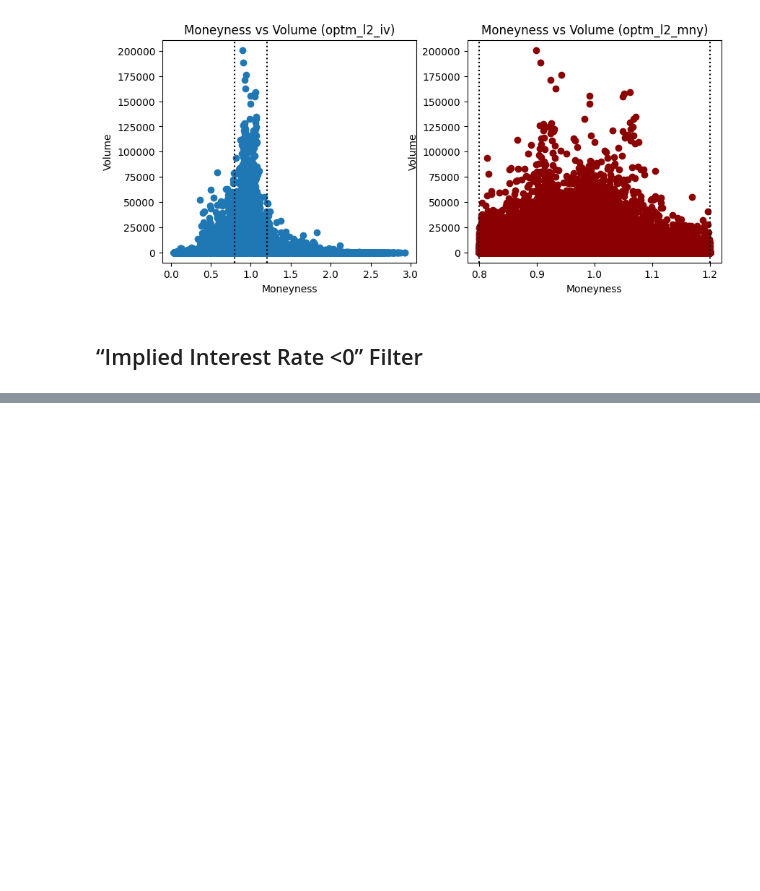
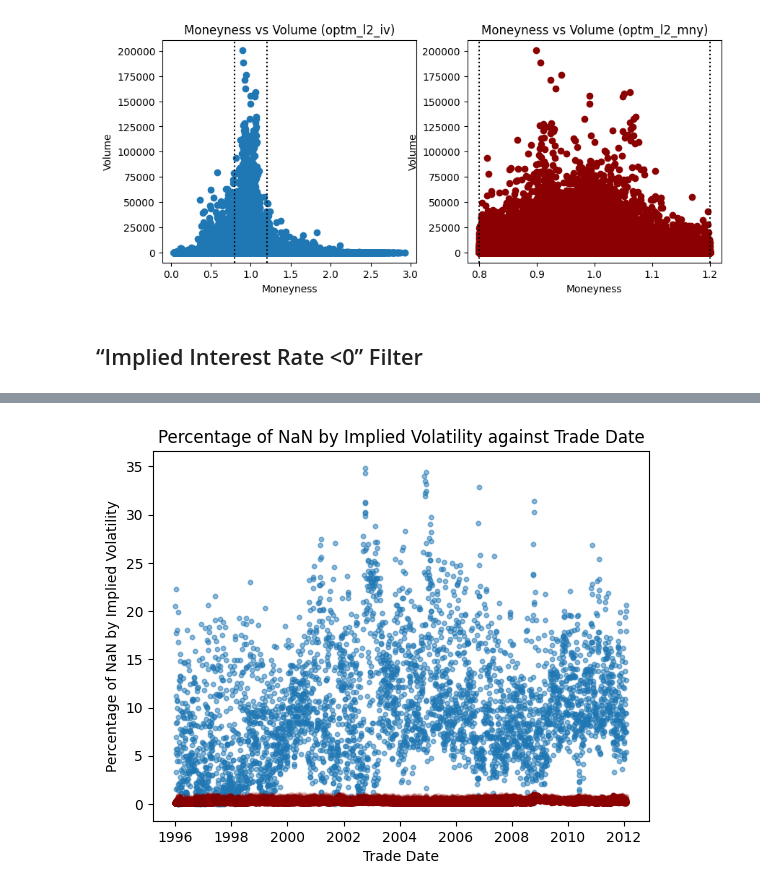
Before and after one commit to harrypandas/finm-32900_final_project, a Jupyter notebook: notebooks/03_Level02_Filters.ipynb, the cells around one changed output, grey strips where cells are left out. Drawn from its saved outputs; the diff is of its cells as text; code cells hidden in the pictures; blank space fills up the shorter version.

```diff
--- a/notebooks/03_Level02_Filters.ipynb
+++ b/notebooks/03_Level02_Filters.ipynb
@@ -352,0 +317,15 @@ optm_l2_int._merge.value_counts()['both']/optm_l2_int.shape[0]
+# %%
+optm_l2_univ = f2.filter_unable_compute_iv(optm_l2_int)
+# %%
+# Calculate the percentage of NaN values by implied volatility
+nan_percentage = optm_l2_iv.groupby('date')['impl_volatility'].apply(lambda x: x.isna().mean() * 100)
+
+# Plot the percentage against the trade date as a scatter plot
+plt.scatter(nan_percentage.index, nan_percentage, alpha=0.5,s=10)
+plt.scatter(optm_l2_univ['date'], optm_l2_univ['impl_volatility'], color='darkred', alpha=0.1, s=10)
+plt.xlabel('Trade Date')
+plt.ylabel('Percentage of NaN by Implied Volatility')
+plt.title('Percentage of NaN by Implied Volatility against Trade Date')
+plt.show()
+# %% [output]
+[figure, added]
```
Also changed, not shown: parts of 21 cells of this notebook, 1 other file.
